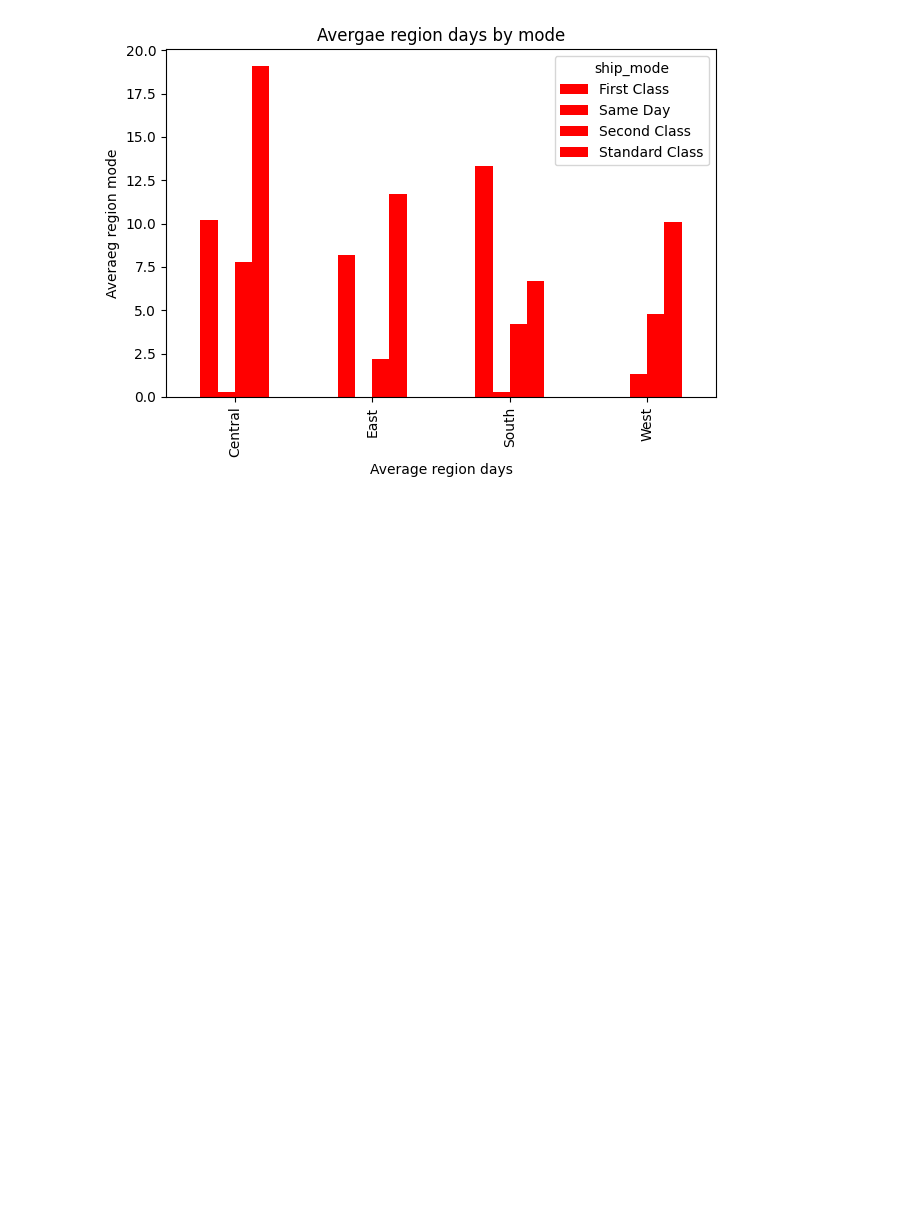
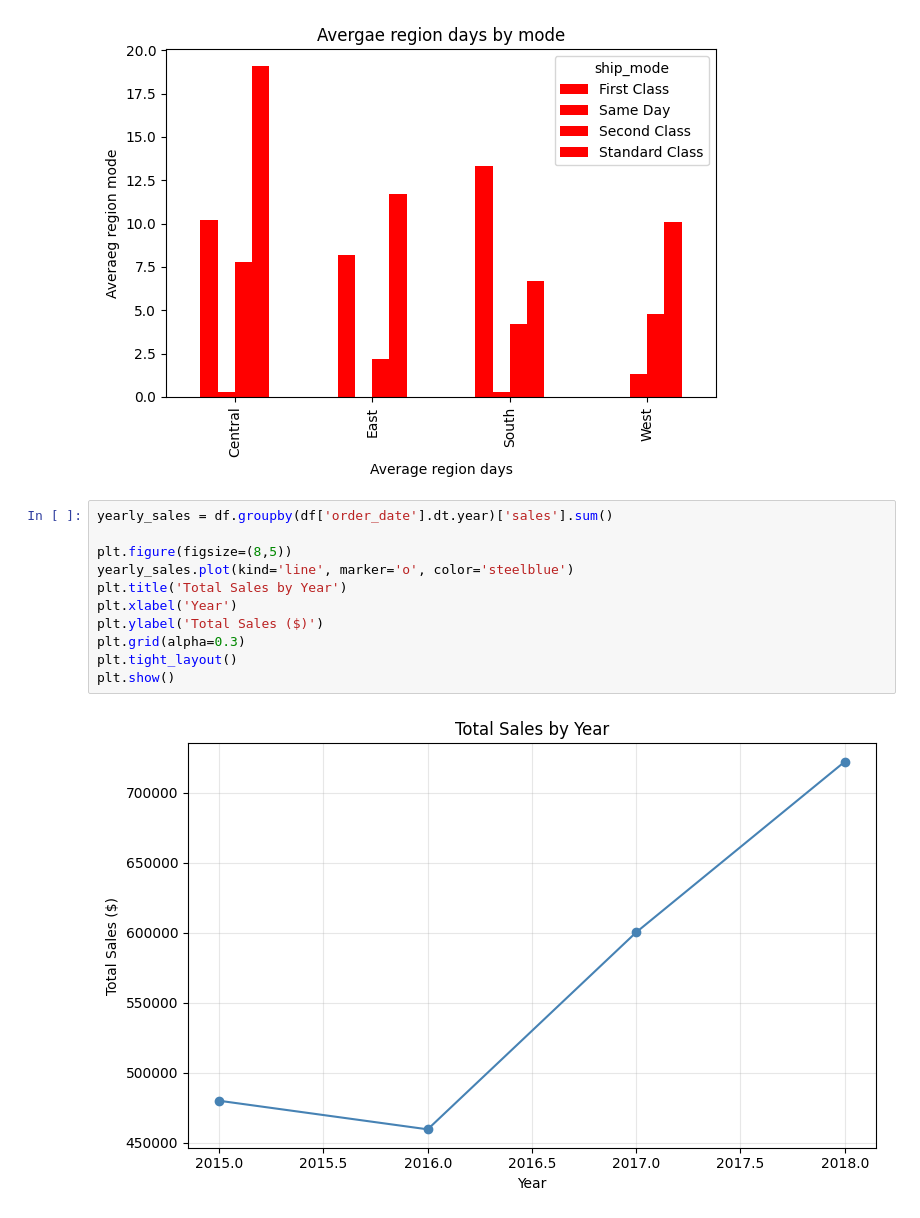
Before and after one commit to suzzzel5/Superstore-end-to-end-analysis, a Jupyter notebook: notebooks/data_analysis.ipynb, the cells around one changed output. Saved outputs shown, nothing was run; the diff lists cells and outputs as text; blank space fills up the shorter version.

```diff
--- a/notebooks/data_analysis.ipynb
+++ b/notebooks/data_analysis.ipynb
@@ -342,3 +351,16 @@ plt.tight_layout()
 plt.show()
 # %% [output]
 [figure]
+# %%
+yearly_sales = df.groupby(df['order_date'].dt.year)['sales'].sum()
+
+plt.figure(figsize=(8,5))
+yearly_sales.plot(kind='line', marker='o', color='steelblue')
+plt.title('Total Sales by Year')
+plt.xlabel('Year')
+plt.ylabel('Total Sales ($)')
+plt.grid(alpha=0.3)
+plt.tight_layout()
+plt.show()
+# %% [output]
+[figure, added]
```
Also changed, not shown: parts of 5 cells of this notebook, 1 other file.
